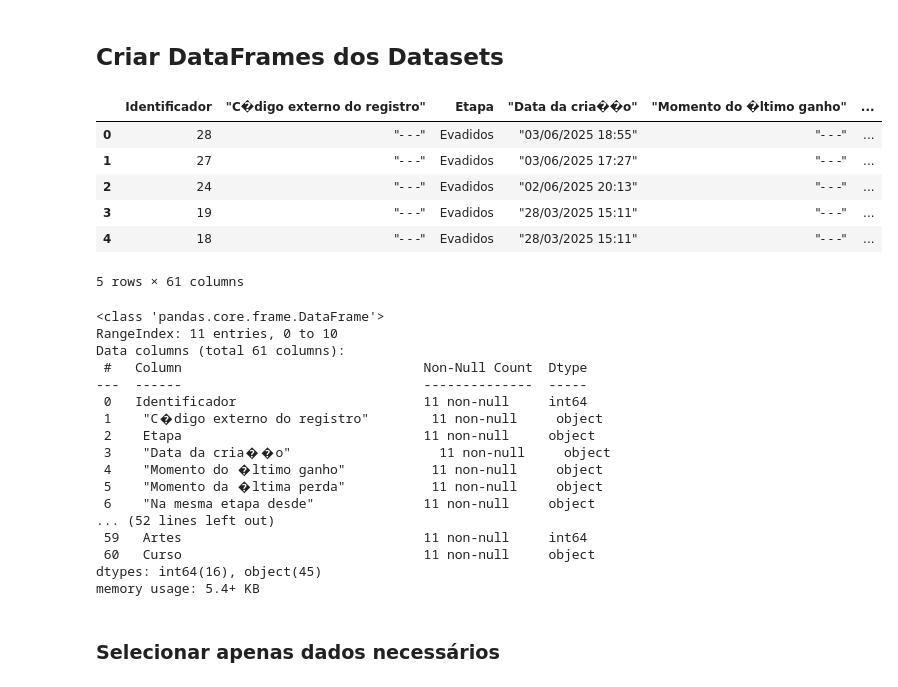
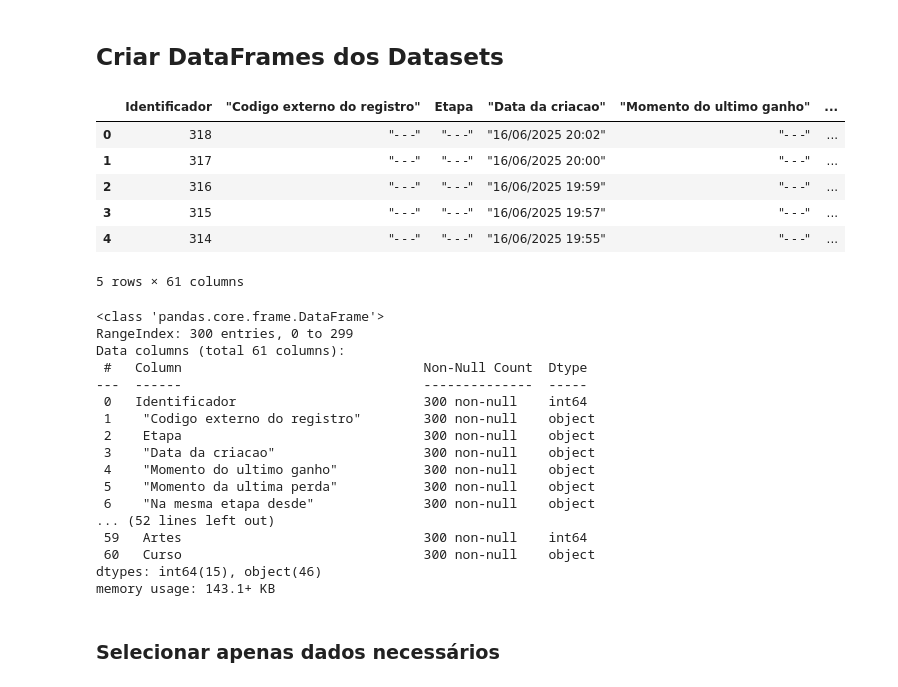
Before and after one commit to nicolasreisdev/NCJNet, a Jupyter notebook: NCJNet.ipynb, the cells around one changed output. Drawn from its saved outputs; the diff is of its cells as text; code cells hidden in the pictures.

```diff
--- a/NCJNet.ipynb
+++ b/NCJNet.ipynb
@@ -30,39 +30,39 @@ import seaborn as sns
 ## Criar DataFrames dos Datasets
 # %%
 # Carregar DataFrame de clientes (customers.csv)
-df = pd.read_csv('./datasets/RegistrosTesteF2.csv') # leitura dos dados do csv
+df = pd.read_csv('./datasets/RegistroAcompanhamento.csv') # leitura dos dados do csv
 
 # visualizar os dados dos 5 primeiros clientes
 df.head(5)
 # %% [output]
-|  | Identificador | "C�digo externo do registro" | Etapa | "Data da cria��o" | "Momento do �ltimo ganho" | ... |
-| 0 | 28 | "- - -" | Evadidos | "03/06/2025 18:55" | "- - -" | ... |
-| 1 | 27 | "- - -" | Evadidos | "03/06/2025 17:27" | "- - -" | ... |
-| 2 | 24 | "- - -" | Evadidos | "02/06/2025 20:13" | "- - -" | ... |
-| 3 | 19 | "- - -" | Evadidos | "28/03/2025 15:11" | "- - -" | ... |
-| 4 | 18 | "- - -" | Evadidos | "28/03/2025 15:11" | "- - -" | ... |
+|  | Identificador | "Codigo externo do registro" | Etapa | "Data da criacao" | "Momento do ultimo ganho" | ... |
+| 0 | 318 | "- - -" | "- - -" | "16/06/2025 20:02" | "- - -" | ... |
+| 1 | 317 | "- - -" | "- - -" | "16/06/2025 20:00" | "- - -" | ... |
+| 2 | 316 | "- - -" | "- - -" | "16/06/2025 19:59" | "- - -" | ... |
+| 3 | 315 | "- - -" | "- - -" | "16/06/2025 19:57" | "- - -" | ... |
+| 4 | 314 | "- - -" | "- - -" | "16/06/2025 19:55" | "- - -" | ... |
 5 rows × 61 columns
 # %%
 # Mostrar estrutura / schema do DataFrame
 df.info()
 # %% [output]
 <class 'pandas.core.frame.DataFrame'>
-RangeIndex: 11 entries, 0 to 10
+RangeIndex: 300 entries, 0 to 299
 Data columns (total 61 columns):
  #   Column                               Non-Null Count  Dtype
 ---  ------                               --------------  -----
- 0   Identificador                        11 non-null     int64
- 1    "C�digo externo do registro"        11 non-null     object
- 2    Etapa                               11 non-null     object
- 3    "Data da cria��o"                   11 non-null     object
- 4    "Momento do �ltimo ganho"           11 non-null     object
- 5    "Momento da �ltima perda"           11 non-null     object
- 6    "Na mesma etapa desde"              11 non-null     object
+ 0   Identificador                        300 non-null    int64
+ 1    "Codigo externo do registro"        300 non-null    object
+ 2    Etapa                               300 non-null    object
+ 3    "Data da criacao"                   300 non-null    object
+ 4    "Momento do ultimo ganho"           300 non-null    object
+ 5    "Momento da ultima perda"           300 non-null    object
+ 6    "Na mesma etapa desde"              300 non-null    object
 ... (52 lines left out)
- 59   Artes                               11 non-null     int64
- 60   Curso                               11 non-null     object
-dtypes: int64(16), object(45)
-memory usage: 5.4+ KB
+ 59   Artes                               300 non-null    int64
+ 60   Curso                               300 non-null    object
+dtypes: int64(15), object(46)
+memory usage: 143.1+ KB
 # %% [markdown]
 ### Selecionar apenas dados necessários
 # %%
```
Also changed, not shown: parts of 8 cells of this notebook, 4 other files.
